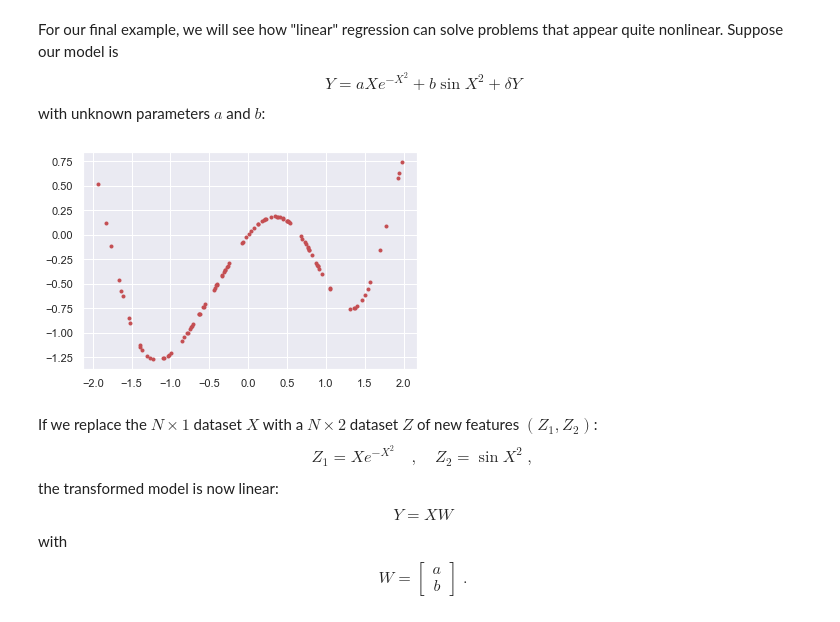
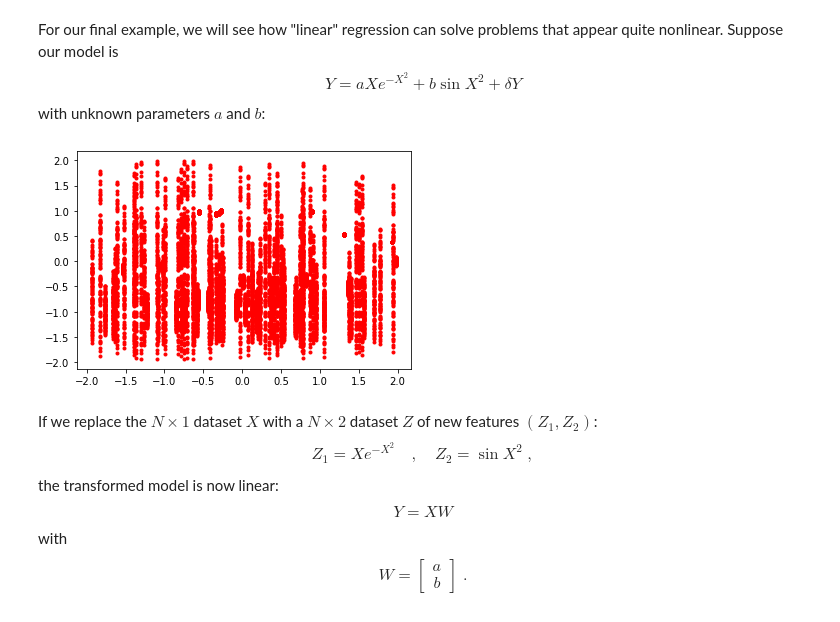
Before and after one commit to bkalita23/MLinSummer20, a Jupyter notebook: SupervisedLearning2.ipynb, the cells around one changed output. Drawn from its saved outputs; the diff is of its cells as text; code cells hidden in the pictures.

```diff
--- a/SupervisedLearning2.ipynb
+++ b/SupervisedLearning2.ipynb
@@ -114,14 +113,14 @@ with unknown parameters $a$ and $b$:
 # %%
 def generate(N=100, xlo=-2, xhi=2, a=1, b=-1, seed=123):
     gen = np.random.RandomState(seed=seed)
-    X = gen.uniform(xlo, xhi, N)
-    y = a * X * np.exp(-X ** 2) + b * np.sin(X ** 2)
-    plt.plot(X, y, 'r.')
-    return X, y
+    X1 = gen.uniform(xlo, xhi, N)
+    y1 = a * X1 * np.exp(-X ** 2) + b * np.sin(X ** 2)
+    plt.plot(X1, y1, 'r.')
+    return X1, y1
 
-X, y = generate()
+X1, y1 = generate()
 # %% [output]
-[figure, old version]
+[figure, new version]
 # %% [markdown]
 If we replace the $N\times 1$ dataset $X$ with a $N\times 2$ dataset $Z$ of new features $(Z_1, Z_2)$:
 $$
```
Also changed, not shown: parts of 11 cells of this notebook.
